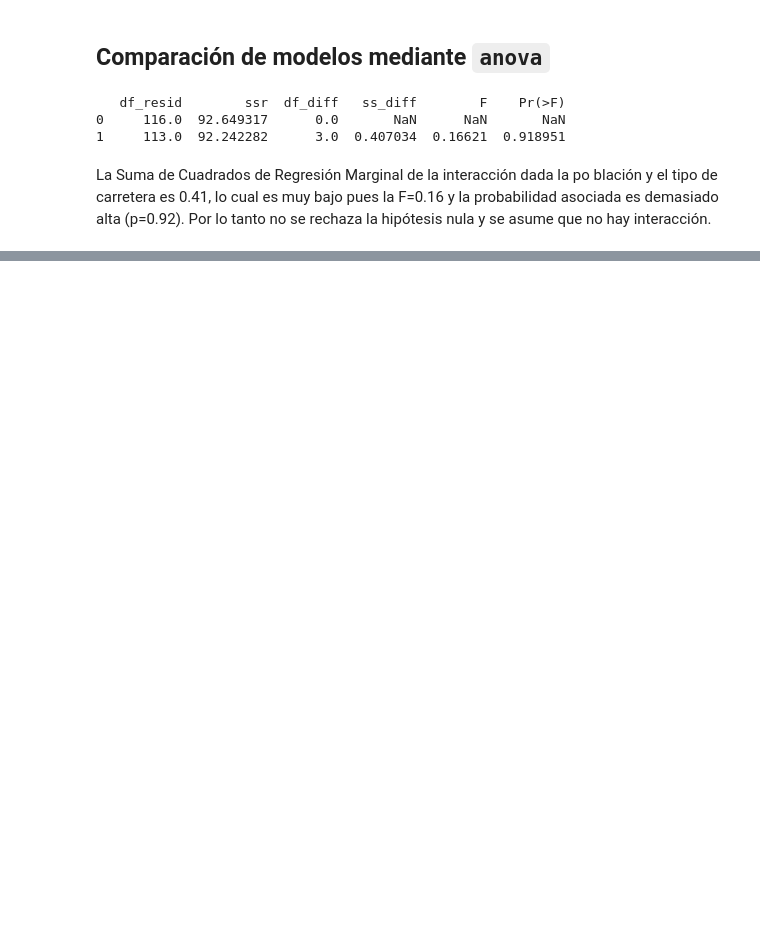
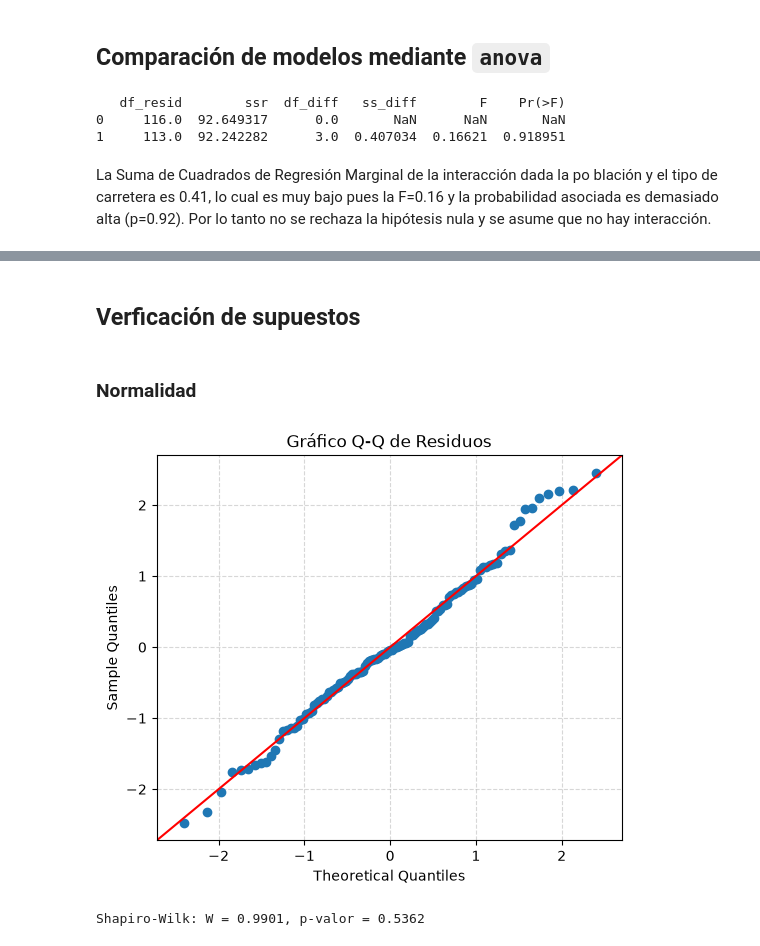
Before and after one commit to FabianAlmirall/Laboratorio_Python, a Jupyter notebook: Laboratorio_Python.ipynb, the cells around one changed output, grey strips where cells are left out. Cells and saved outputs as stored; diff of their text form; code cells hidden in the pictures; blank space fills up the shorter version.

Commit message:
Supuestos y comparaciones

```diff
--- a/Laboratorio_Python.ipynb
+++ b/Laboratorio_Python.ipynb
@@ -876,0 +908,9 @@ hipótesis nula y se asume que no hay interacción.
+# %% [markdown]
+##  Verficación de supuestos
+# %% [markdown]
+### Normalidad
+# %%
+# Extraer valores ajustados (y_hat) y residuos (e_i)
+valores_ajustados = mod2.fittedvalues
+residuos = mod2.resid
+residuos_estandarizados = mod2.get_influence().resid_studentized_internal
@@ -876,0 +923,14 @@ hipótesis nula y se asume que no hay interacción.
+# %%
+fig, ax = plt.subplots(figsize=(6, 5))
+sm.qqplot(residuos, line="45", fit=True, ax=ax)
+ax.set_title("Gráfico Q-Q de Residuos")
+plt.grid(True, linestyle="--", alpha=0.5)
+plt.show()
+# %% [output]
+[figure, added]
+# %%
+# Prueba de Shapiro-Wilk
+# stat_shapiro, p_shapiro = stats.shapiro(residuos)
+print(f"Shapiro-Wilk: W = {stat_shapiro:.4f}, p-valor = {p_shapiro:.4f}")
+# %% [output]
+Shapiro-Wilk: W = 0.9901, p-valor = 0.5362
```
Also changed, not shown: parts of 18 cells of this notebook.
